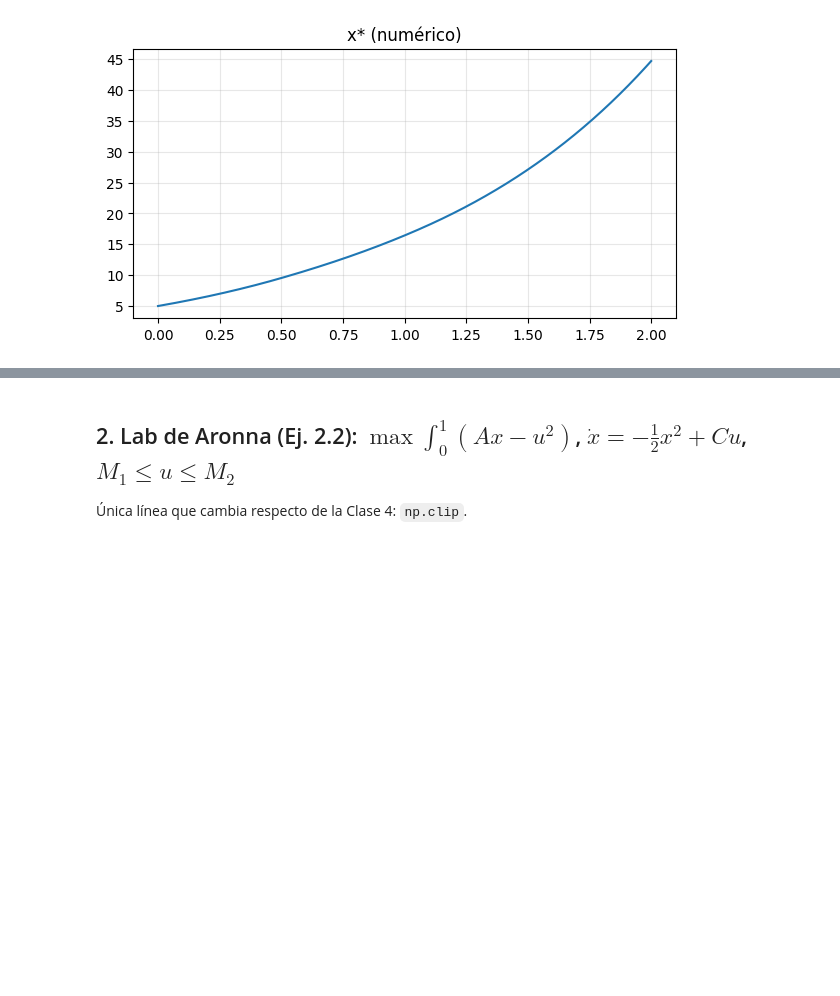
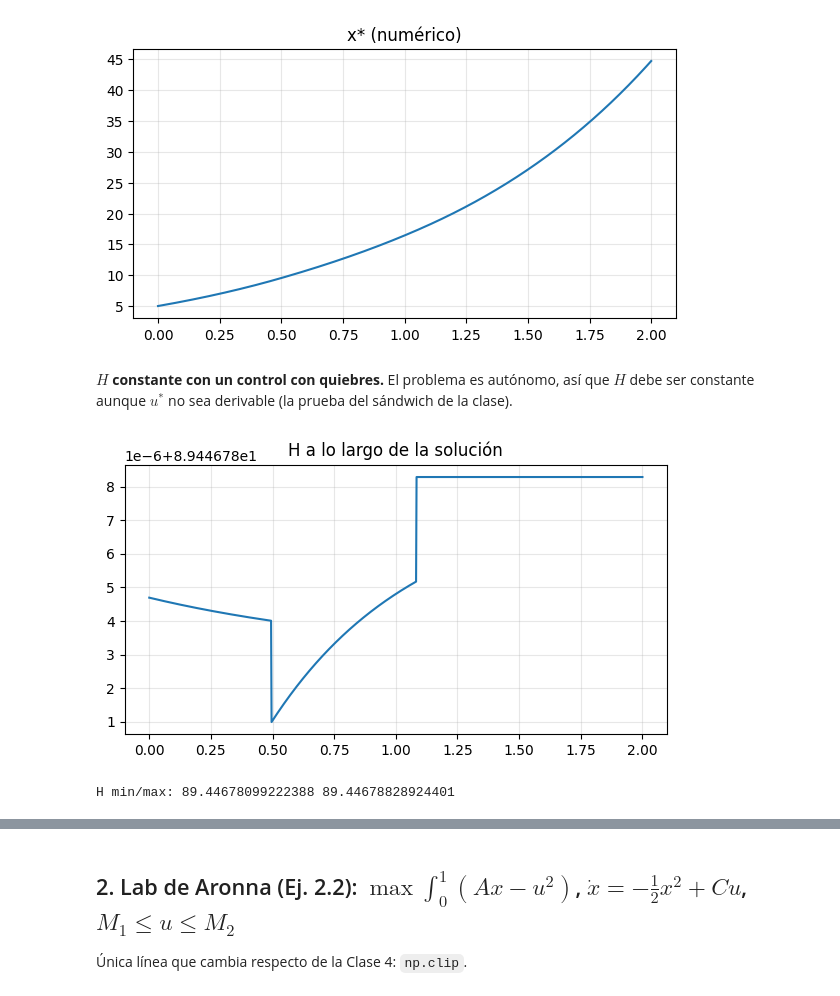
Before and after one commit to csfvega-arg/Colabs-materia-control, a Jupyter notebook: clase05.ipynb, the cells around one changed output, grey strips where cells are left out. Cells and saved outputs as stored; diff of their text form; code cells hidden in the pictures; blank space fills up the shorter version.

```diff
--- a/clase05.ipynb
+++ b/clase05.ipynb
@@ -87,7 +87,7 @@ $\max\int_0^2(2x-3u-u^2)$, $\dot x=x+u$, $x(0)=5$, $0\le u\le2$. \
 PMP: $\dot\lambda=-2-\lambda$, $\lambda(2)=0$, $u=\min\{2,\max\{0,(\lambda-3)/2\}\}$.
 # %%
 r = fbsm(lambda t, x, u: x + u, lambda t, x, u, l: -2 - l,
-         lambda t, x, l: np.clip((l - 3)/2, 0, 2), 5.0, lambda xT: np.zeros(1), 2.0)
+         lambda t, x, l: np.clip((l - 3)/2, 0, 2), 5.0, lambda xT: np.zeros(1), 2.0, tol=1e-7)
 t = r['t']; u_ex = np.clip(np.exp(2 - t) - 2.5, 0, 2)
 plt.plot(t, r['u'][:, 0], label='FBSM'); plt.plot(t, u_ex, 'k:', label='exacta')
 for s in (2 - np.log(4.5), 2 - np.log(2.5)): plt.axvline(s, ls='--', c='gray')
@@ -103,3 +103,14 @@ iteraciones: 10   error máx: 0.001953125
 plt.plot(t, r['x'][:, 0]); plt.title('x* (numérico)'); plt.show()
 # %% [output]
 [figure]
+# %% [markdown]
+**$H$ constante con un control con quiebres.** El problema es autónomo, así que $H$ debe ser constante aunque
+$u^*$ no sea derivable (la prueba del sándwich de la clase).
+# %%
+x, u, l = r['x'][:, 0], r['u'][:, 0], r['lam'][:, 0]
+H = 2*x - 3*u - u**2 + l*(x + u)
+plt.plot(t, H); plt.title('H a lo largo de la solución'); plt.show()
+print('H min/max:', H.min(), H.max())
+# %% [output]
+[figure, added]
+H min/max: 89.44678099222388 89.44678828924401
```
Also changed, not shown: parts of 7 cells of this notebook.
